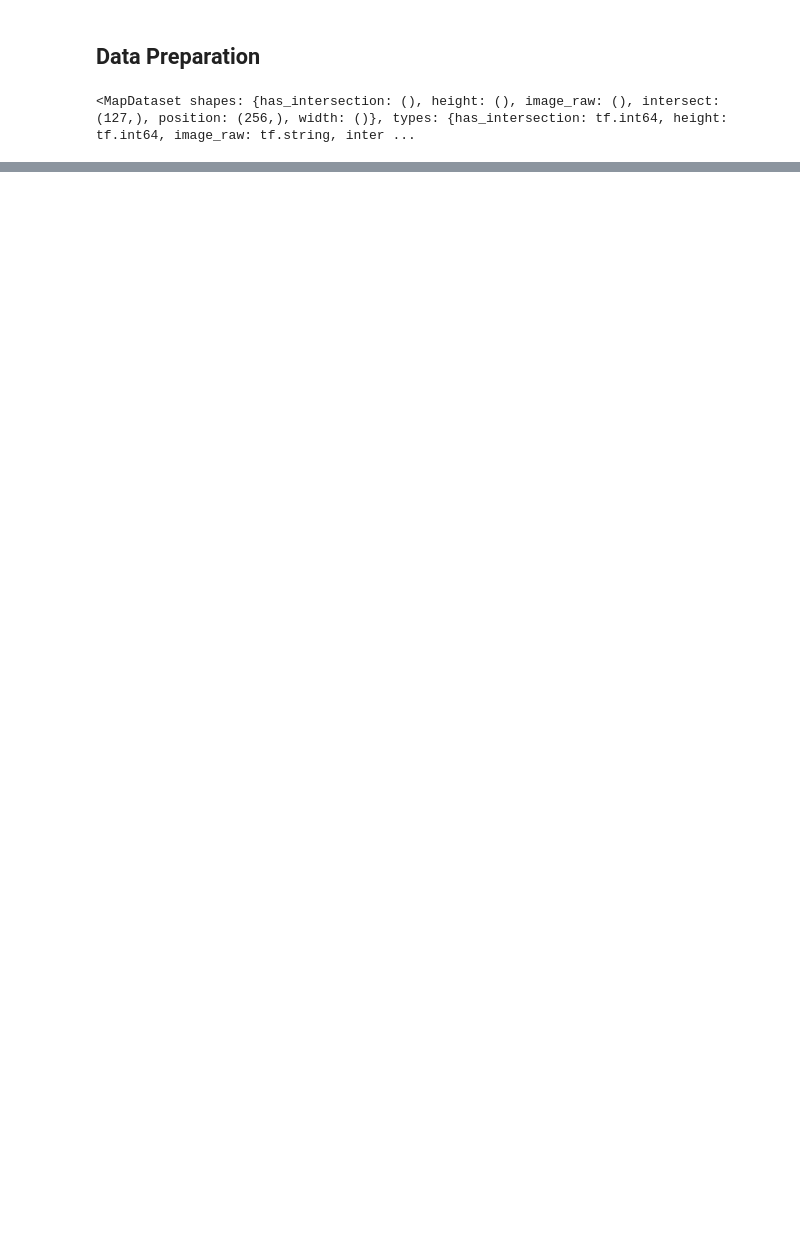
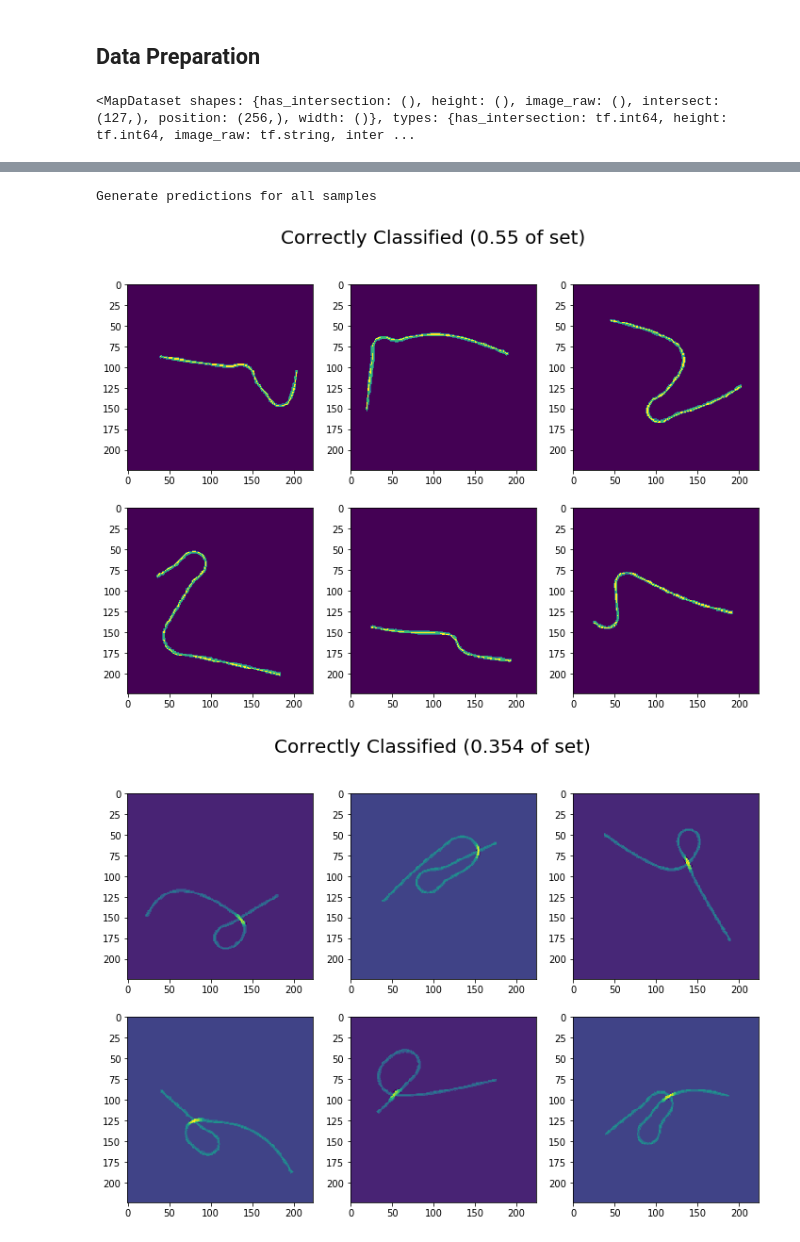
Before and after one commit to myyan92/TF_cloth2d, a Jupyter notebook: temporal/test-vgg.ipynb, the cells around one changed output, grey strips where cells are left out. Cells and saved outputs as stored; diff of their text form; code cells hidden in the pictures; blank space fills up the shorter version.

```diff
--- a/temporal/test-vgg.ipynb
+++ b/temporal/test-vgg.ipynb
@@ -235,0 +351,52 @@ test_vgg2016()
+# %%
+print('Generate predictions for all samples')
+
+# bce = tf.keras.losses.BinaryCrossentropy(from_logits=True)
+
+# the bool below corresponds to the real state
+correct_no_intersection = []
+correct_yes_intersection = []
+incorrect_no_intersection = []
+incorrect_yes_intersection = []
+
+for sample in test:
+    pred = model.predict(sample[0])
+    pred = tf.keras.activations.softmax(tf.convert_to_tensor(pred))
+    one_hot = tf.one_hot(tf.math.argmax(pred, axis=1), 2)
+    if np.array_equal(one_hot.numpy(), sample[1].numpy()):
+        if sample[1].numpy()[0][0] == 1:
+            correct_no_intersection.append(sample[0])
+        else:
+            correct_yes_intersection.append(sample[0])
+    else:
+        if sample[1].numpy()[0][0] == 1:
+            incorrect_no_intersection.append(sample[0])
+        else:
+            incorrect_yes_intersection.append(sample[0])
+# %% [output]
+Generate predictions for all samples
+# %%
+def plot_random_preds(preds, w, h, title, total):
+    if len(preds) >= w * h:
+        samples = random.sample(preds, w*h)
+    else:
+        samples = preds
+
+    fig = plt.figure(figsize=(4 * w, 4 * h))
+    fig.suptitle(title + ' ({} of set)'.format(len(preds)/total), fontsize=20)
+    for i, sample in enumerate(samples):
+        fig.add_subplot(h, w, i+1)
+#         print(sample.numpy().shape)
+        plt.imshow(sample.numpy()[0, :, :, 0]/256)
+
+
+# print(len(correct_no_intersection))
+total = len(correct_no_intersection) + len(correct_yes_intersection) + len(incorrect_no_intersection) + len(incorrect_yes_intersection)
+plot_random_preds(correct_no_intersection, 3, 2, 'Correctly Classified', total)
+plot_random_preds(correct_yes_intersection, 3, 2, 'Correctly Classified', total)
+plot_random_preds(incorrect_no_intersection, 3, 2, 'Incorrectly Classified', total)
+plot_random_preds(incorrect_yes_intersection, 3, 2, 'Incorrectly Classified', total)
+# print(len(correct_no_intersection))
+# %% [output]
+[figure, added]
+[figure, added]
```
Also changed, not shown: parts of 11 cells of this notebook, 1 other file.
